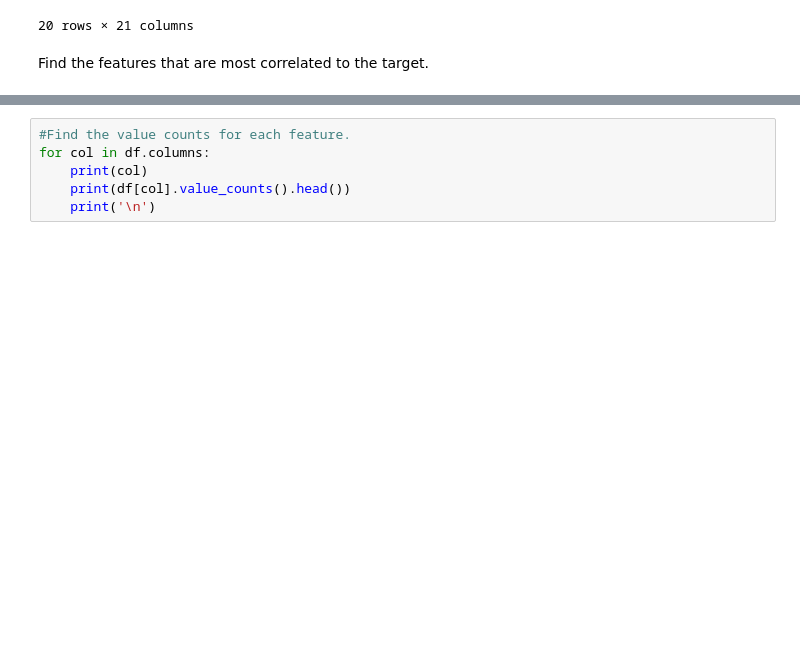
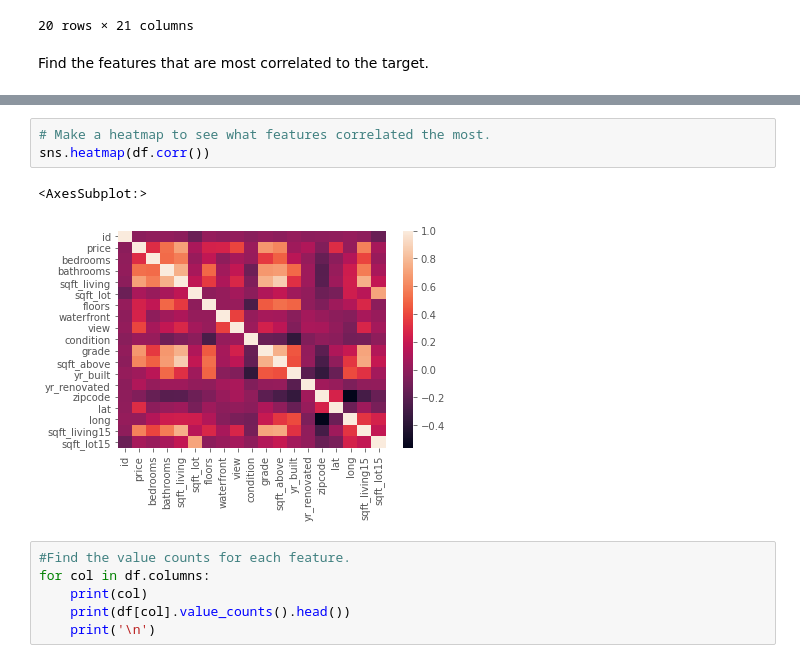
Before and after one commit to Jorno1/bsc-phase-two-project, a Jupyter notebook: notebooks/exploratory/Phase-two-project.ipynb, the cells around one changed output, grey strips where cells are left out. Saved outputs shown, nothing was run; the diff lists cells and outputs as text; blank space fills up the shorter version.

```diff
--- a/notebooks/exploratory/Phase-two-project.ipynb
+++ b/notebooks/exploratory/Phase-two-project.ipynb
@@ -181,6 +183,12 @@ df.corr()
 | long | 0.020672 | 0.022036 | 0.132054 | 0.224903 | 0.241214 | 0.230227 | 0.125943 | -0.037628 | -0.077702 | -0.105877 | ... |
 | sqft_living15 | -0.002701 | 0.585241 | 0.393406 | 0.569884 | 0.756402 | 0.144763 | 0.280102 | 0.083823 | 0.278928 | -0.093072 | ... |
 | sqft_lot15 | -0.138557 | 0.082845 | 0.030690 | 0.088303 | 0.184342 | 0.718204 | -0.010722 | 0.030658 | 0.073083 | -0.003126 | ... |
+# %%
+# Make a heatmap to see what features correlated the most.
+sns.heatmap(df.corr())
+# %% [output]
+<AxesSubplot:>
+[figure, added]
 # %%
 #Find the value counts for each feature.
 for col in df.columns:
```
Also changed, not shown: parts of 21 cells of this notebook, 2 other files.
